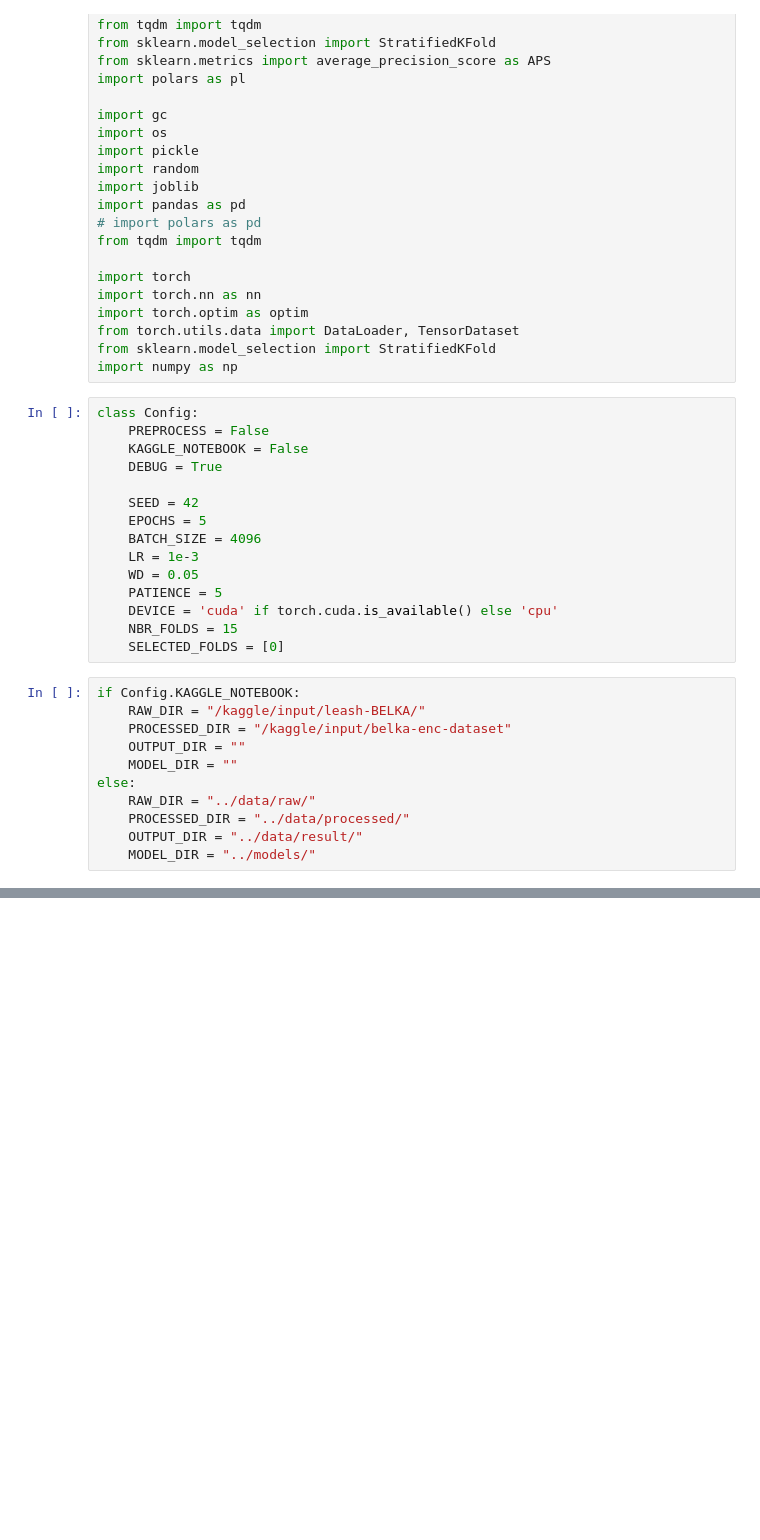
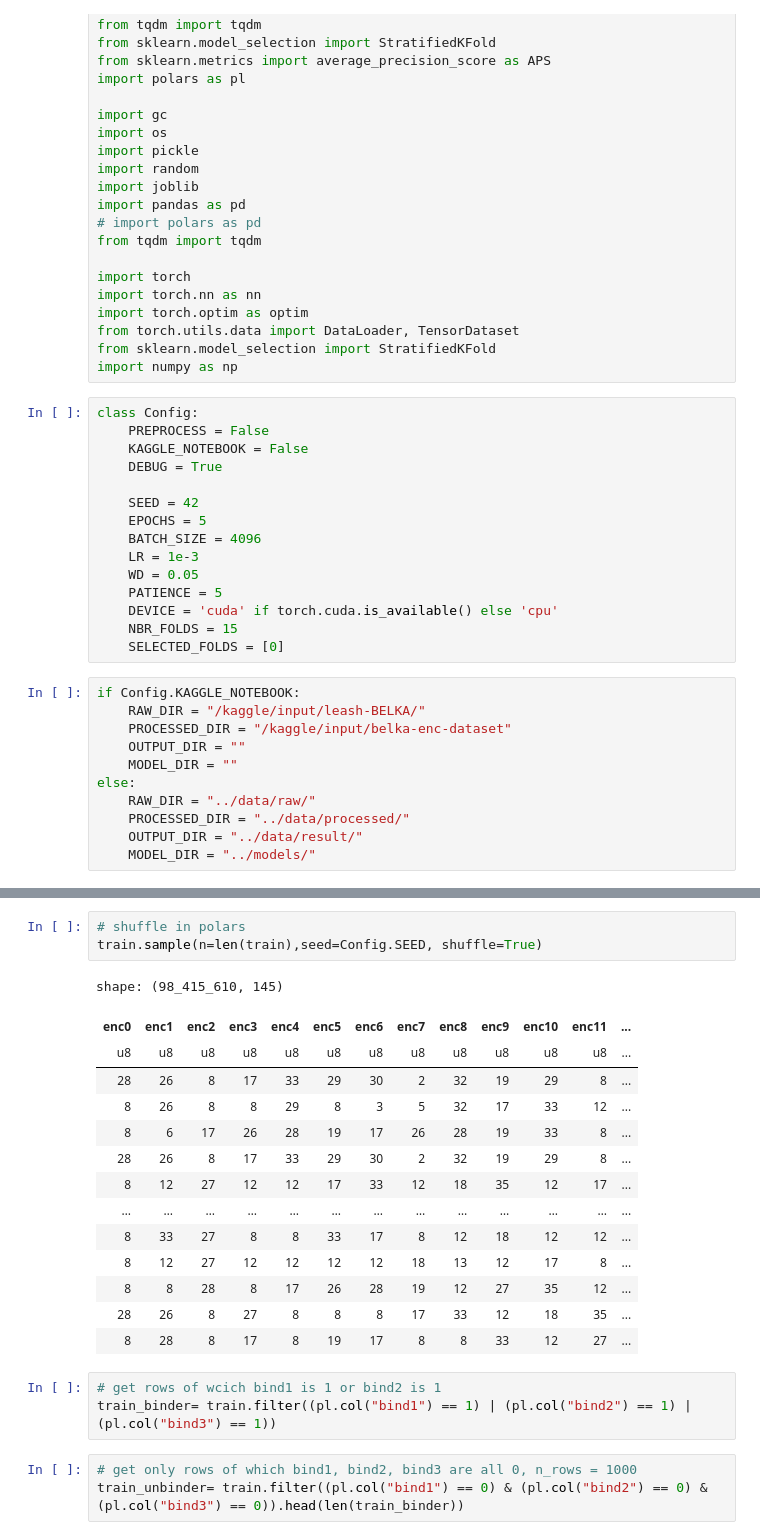
Before and after one commit to humansys-lab/leash, a Jupyter notebook: scripts/eda.ipynb, the cells around one changed output, grey strips where cells are left out. Drawn from its saved outputs; the diff is of its cells as text; blank space fills up the shorter version.

```diff
--- a/scripts/eda.ipynb
+++ b/scripts/eda.ipynb
@@ -80,0 +76,24 @@ shape: (5, 6)
+# %%
+# shuffle in polars
+train.sample(n=len(train),seed=Config.SEED, shuffle=True)
+# %% [output]
+shape: (98_415_610, 145)
+| enc0 | enc1 | enc2 | enc3 | enc4 | enc5 | enc6 | enc7 | enc8 | enc9 | enc10 | enc11 | ... |
+| u8 | u8 | u8 | u8 | u8 | u8 | u8 | u8 | u8 | u8 | u8 | u8 | ... |
+| 28 | 26 | 8 | 17 | 33 | 29 | 30 | 2 | 32 | 19 | 29 | 8 | ... |
+| 8 | 26 | 8 | 8 | 29 | 8 | 3 | 5 | 32 | 17 | 33 | 12 | ... |
+| 8 | 6 | 17 | 26 | 28 | 19 | 17 | 26 | 28 | 19 | 33 | 8 | ... |
+| 28 | 26 | 8 | 17 | 33 | 29 | 30 | 2 | 32 | 19 | 29 | 8 | ... |
+| 8 | 12 | 27 | 12 | 12 | 17 | 33 | 12 | 18 | 35 | 12 | 17 | ... |
+| … | … | … | … | … | … | … | … | … | … | … | … | ... |
+| 8 | 33 | 27 | 8 | 8 | 33 | 17 | 8 | 12 | 18 | 12 | 12 | ... |
+| 8 | 12 | 27 | 12 | 12 | 12 | 12 | 18 | 13 | 12 | 17 | 8 | ... |
+| 8 | 8 | 28 | 8 | 17 | 26 | 28 | 19 | 12 | 27 | 35 | 12 | ... |
+| 28 | 26 | 8 | 27 | 8 | 8 | 8 | 17 | 33 | 12 | 18 | 35 | ... |
+| 8 | 28 | 8 | 17 | 8 | 19 | 17 | 8 | 8 | 33 | 12 | 27 | ... |
+# %%
+# get rows of wcich bind1 is 1 or bind2 is 1
+train_binder= train.filter((pl.col("bind1") == 1) | (pl.col("bind2") == 1) | (pl.col("bind3") == 1))
+# %%
+# get only rows of which bind1, bind2, bind3 are all 0, n_rows = 1000
+train_unbinder= train.filter((pl.col("bind1") == 0) & (pl.col("bind2") == 0) & (pl.col("bind3") == 0)).head(len(train_binder))
```
Also changed, not shown: parts of 6 cells of this notebook, 2 other files.
